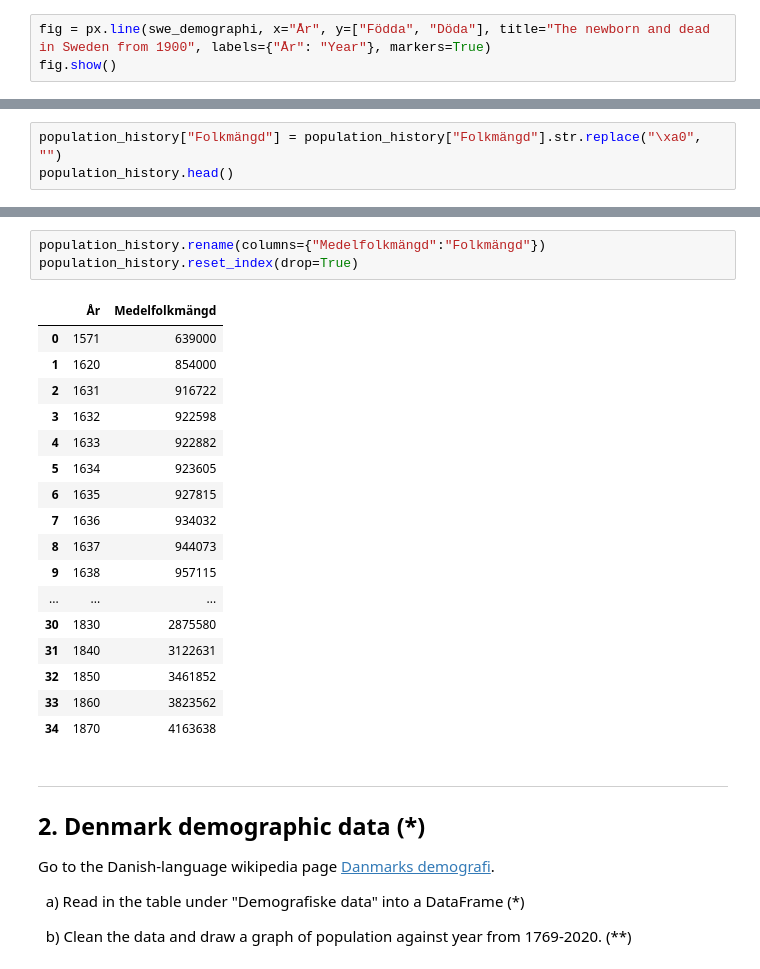
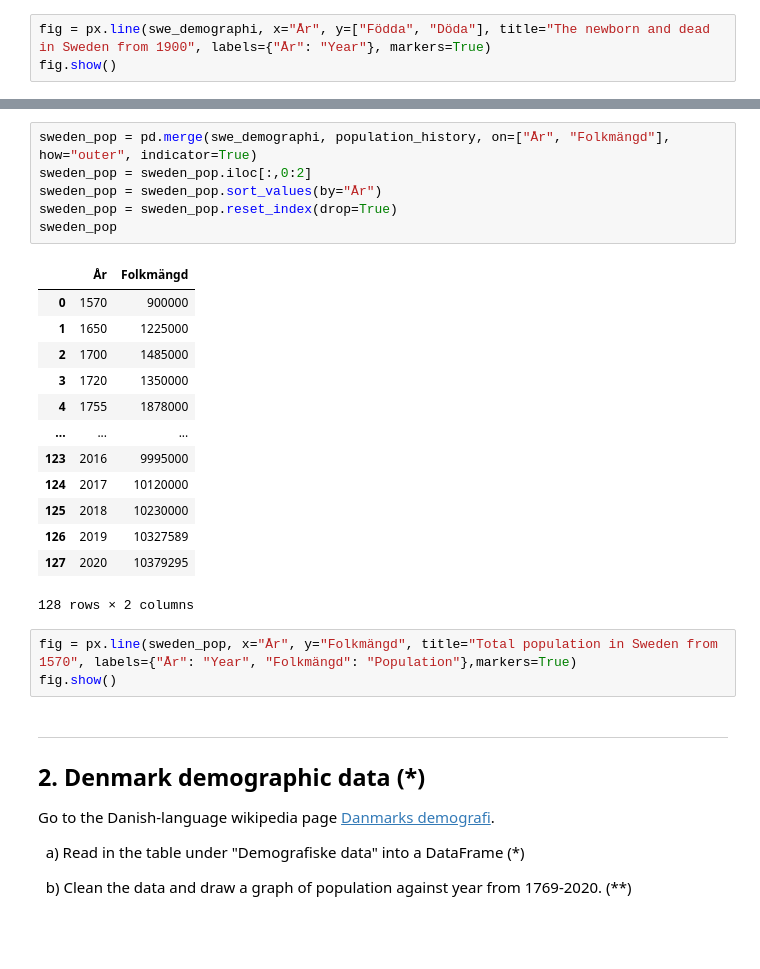
Before and after one commit to yuna-liu/Databehandling-Yuna-Liu, a Jupyter notebook: Exercises/E02_merging.ipynb, the cells around one changed output, grey strips where cells are left out. Saved outputs shown, nothing was run; the diff lists cells and outputs as text; blank space fills up the shorter version.

```diff
--- a/Exercises/E02_merging.ipynb
+++ b/Exercises/E02_merging.ipynb
@@ -236,3 +199,0 @@ Name: Folkmängd, dtype: object
-# %%
-population_history["Folkmängd"] = population_history["Folkmängd"].str.replace("\xa0", "")
-population_history.head()
@@ -246,24 +200,26 @@ population_history.head()
-# %%
-population_history.rename(columns={"Medelfolkmängd":"Folkmängd"})
-population_history.reset_index(drop=True)
-# %% [output]
-|  | År | Medelfolkmängd |
-| 0 | 1571 | 639000 |
-| 1 | 1620 | 854000 |
-| 2 | 1631 | 916722 |
-| 3 | 1632 | 922598 |
-| 4 | 1633 | 922882 |
-| 5 | 1634 | 923605 |
-| 6 | 1635 | 927815 |
-| 7 | 1636 | 934032 |
-| 8 | 1637 | 944073 |
-| 9 | 1638 | 957115 |
-| ... | ... | ... |
-| 30 | 1830 | 2875580 |
-| 31 | 1840 | 3122631 |
-| 32 | 1850 | 3461852 |
-| 33 | 1860 | 3823562 |
-| 34 | 1870 | 4163638 |
+# %%
+sweden_pop = pd.merge(swe_demographi, population_history, on=["År", "Folkmängd"], how="outer", indicator=True)
+sweden_pop = sweden_pop.iloc[:,0:2]
+sweden_pop = sweden_pop.sort_values(by="År")
+sweden_pop = sweden_pop.reset_index(drop=True)
+sweden_pop
+# %% [output]
+|  | År | Folkmängd |
+| 0 | 1570 | 900000 |
+| 1 | 1650 | 1225000 |
+| 2 | 1700 | 1485000 |
+| 3 | 1720 | 1350000 |
+| 4 | 1755 | 1878000 |
+| ... | ... | ... |
+| 123 | 2016 | 9995000 |
+| 124 | 2017 | 10120000 |
+| 125 | 2018 | 10230000 |
+| 126 | 2019 | 10327589 |
+| 127 | 2020 | 10379295 |
+128 rows × 2 columns
+# %%
+fig = px.line(sweden_pop, x="År", y="Folkmängd", title="Total population in Sweden from 1570", labels={"År": "Year", "Folkmängd": "Population"},markers=True)
+fig.show()
 # %% [markdown]
 ---
 ## 2. Denmark demographic data (*)
```
Also changed, not shown: parts of 22 cells of this notebook.
